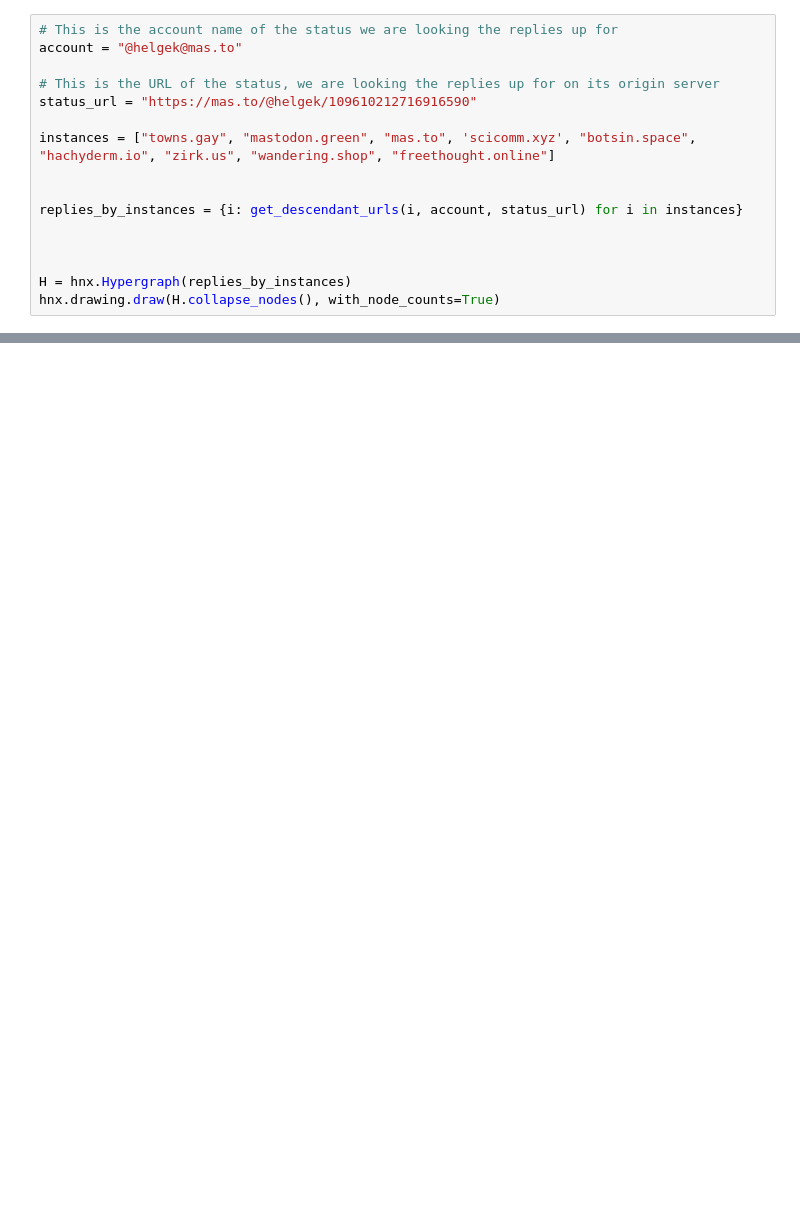
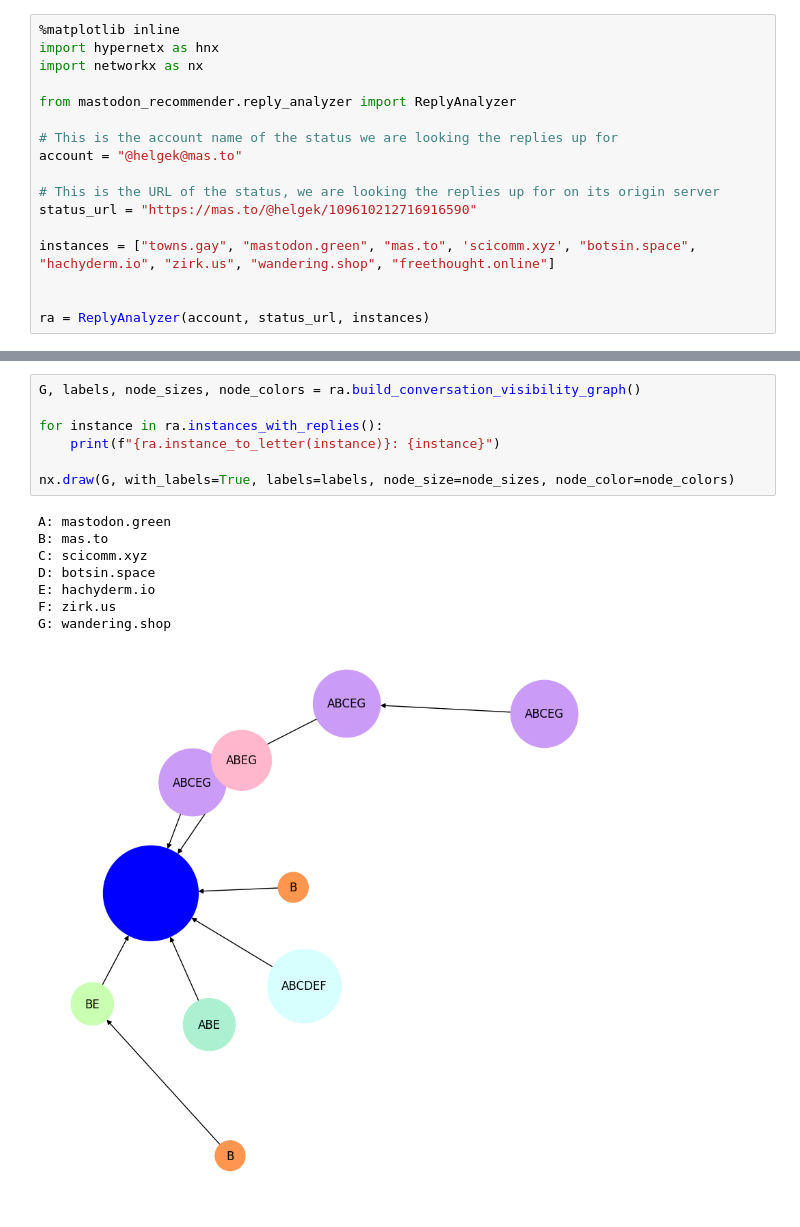
Before and after one commit to HelgeKrueger/mastodon_recommender, a Jupyter notebook: hypergraph.ipynb, the cells around one changed output, grey strips where cells are left out. Saved outputs shown, nothing was run; the diff lists cells and outputs as text; blank space fills up the shorter version.

Commit message:
Updated version; now with a conversation visibility graph

```diff
--- a/hypergraph.ipynb
+++ b/hypergraph.ipynb
@@ -35,4 +7,10 @@ def get_descendant_urls(instance, account, status_url):
 # %%
+%matplotlib inline
+import hypernetx as hnx
+import networkx as nx
+
+from mastodon_recommender.reply_analyzer import ReplyAnalyzer
+
 # This is the account name of the status we are looking the replies up for
 account = "@helgek@mas.to"
 
@@ -42,9 +20,4 @@ status_url = "https://mas.to/@helgek/109610212716916590"
 instances = ["towns.gay", "mastodon.green", "mas.to", 'scicomm.xyz', "botsin.space", "hachyderm.io", "zirk.us", "wandering.shop", "freethought.online"]
 
 
-replies_by_instances = {i: get_descendant_urls(i, account, status_url) for i in instances}
-
-
-
-H = hnx.Hypergraph(replies_by_instances)
-hnx.drawing.draw(H.collapse_nodes(), with_node_counts=True)
+ra = ReplyAnalyzer(account, status_url, instances)
@@ -52,0 +47,16 @@ hnx.drawing.draw(H.collapse_nodes(), with_node_counts=True)
+# %%
+G, labels, node_sizes, node_colors = ra.build_conversation_visibility_graph()
+
+for instance in ra.instances_with_replies():
+    print(f"{ra.instance_to_letter(instance)}: {instance}")
+
+nx.draw(G, with_labels=True, labels=labels, node_size=node_sizes, node_color=node_colors)
+# %% [output]
+A: mastodon.green
+B: mas.to
+C: scicomm.xyz
+D: botsin.space
+E: hachyderm.io
+F: zirk.us
+G: wandering.shop
+[figure, added]
```
Also changed, not shown: parts of 8 cells of this notebook, 2 other files.
